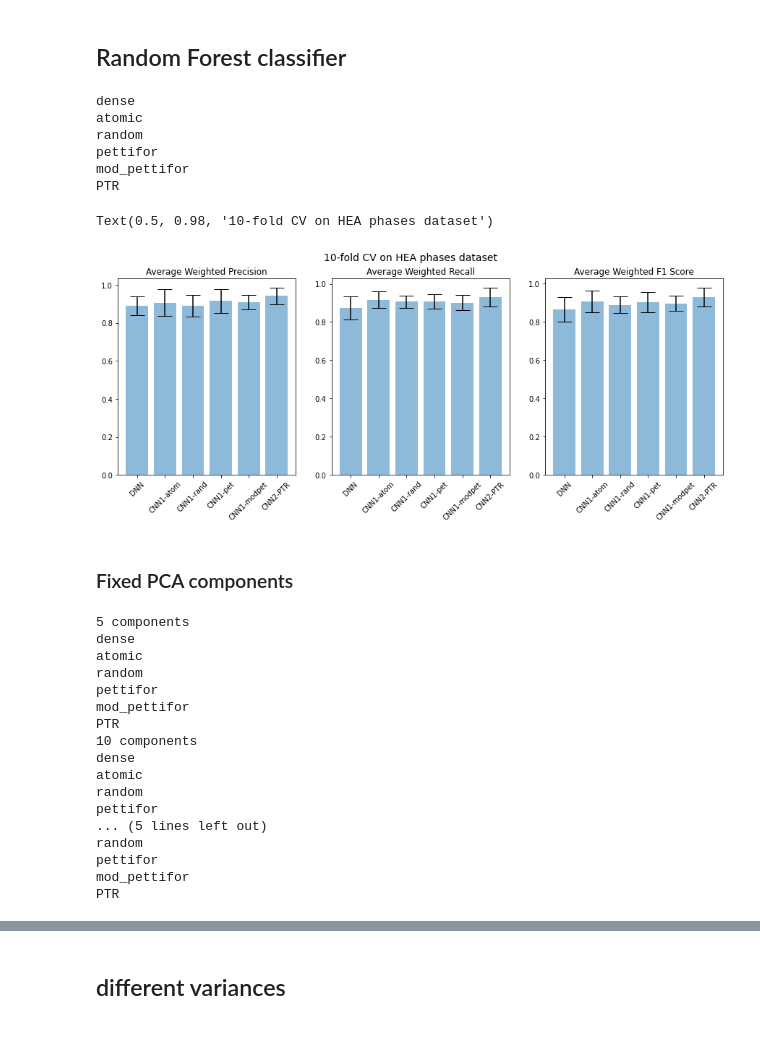
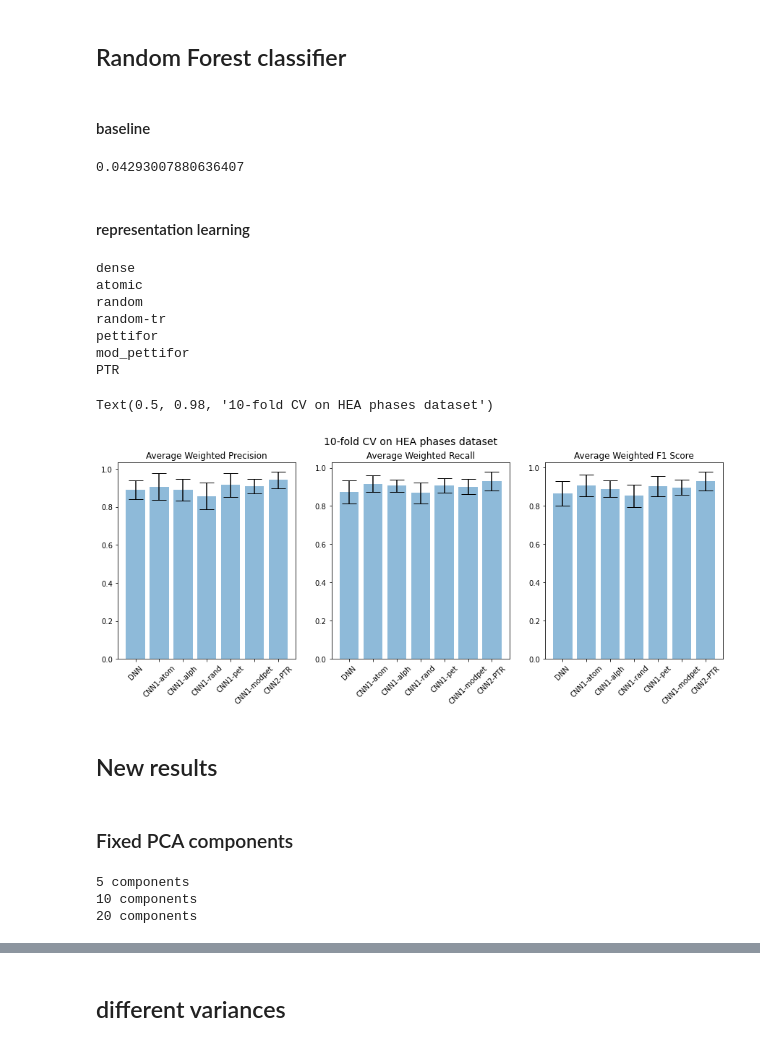
Before and after one commit to dovahkiin0022/representations, a Jupyter notebook: notebooks/1a_transfer_learning_phase.ipynb, the cells around one changed output, grey strips where cells are left out. Cells and saved outputs as stored; diff of their text form; code cells hidden in the pictures.

```diff
--- a/notebooks/1a_transfer_learning_phase.ipynb
+++ b/notebooks/1a_transfer_learning_phase.ipynb
@@ -73,7 +75,6 @@ with open('misc/pca_results.json','w') as fid:
 # %%
-methods = ['dense','atomic','random','pettifor','mod_pettifor','PTR']
-names = ['DNN','CNN1-atom','CNN1-rand','CNN1-pet','CNN1-modpet','CNN2-PTR']
-component_dict, pca_dict = {},{}
+methods = ['dense','atomic','random','random-tr','pettifor','mod_pettifor','PTR']
+names = ['DNN','CNN1-atom','CNN1-alph','CNN1-rand','CNN1-pet','CNN1-modpet','CNN2-PTR']
 fig, ax  = plt.subplots(1,3, sharey=True, sharex = False, figsize = (15,5))
 ax = ax.ravel()
 variance_levels = [0.90,0.95,0.99]
@@ -85,6 +86,8 @@ for j,v in enumerate(variance_levels):
             extracted = enc1d_features(comps,'atomic')
         elif method == 'random':
             extracted = enc1d_features(comps,'random')
+        elif method == 'random-tr':
+            extracted = enc1d_features(comps,'random-tr')
         elif method == 'pettifor':
             extracted = enc1d_features(comps,'pettifor')
         elif method == 'mod_pettifor':
@@ -105,5 +108,6 @@ for j,v in enumerate(variance_levels):
     var_dict[v] = component_dict_var
 #fig.text(0.5, -0.04, 'number of components', ha='center', fontsize=14)
 #fig.text(-0.04, 0.5, 'cumulative explained variance', va='center', rotation='vertical', fontsize=14)
+plt.legend()
 plt.tight_layout()
 # %% [output]
@@ -111,7 +155,33 @@ plt.tight_layout()
 # %% [markdown]
 ## Random Forest classifier
+# %% [markdown]
+#### baseline
+# %%
+from modules.function import data_generator_vec, pymatgen_comp
+dset = data_generator_vec(pymatgen_comp(comps))
+features = dset.real_data
+kfold = StratifiedKFold(n_splits=10, random_state=0,shuffle=True).split(features,y)#dataX
+baseline_model = RandomForestClassifier(random_state=0, n_jobs=-1)
+score=[]
+fold_report = {}
+for k, (train, test) in enumerate(kfold):
+        #print('\n\n 5-fold cross-validation: No.'+str(k+1))
+        baseline_model.fit(features[train], y[train])
+        yte_pred=baseline_model.predict(features[test])
+        report = metrics.classification_report(y[test], yte_pred,output_dict=True)
+        fold_micro_avg = report['weighted avg'].values()
+        score.append(fold_micro_avg)
+        fold_report['Fold_{}'.format(k)] = report
+# %%
+score = pd.DataFrame(score,columns=['Precision','Recall','F1 Score','Support'])
+baseline = np.mean(score['F1 Score'])
+baseline_std = np.std(score['F1 Score'])
+# %% [output]
+0.04293007880636407
+# %% [markdown]
+#### representation learning
 # %%
-methods = ['dense','atomic','random','pettifor','mod_pettifor','PTR']
+methods = ['dense','atomic','random','random-tr','pettifor','mod_pettifor','PTR']
 method_dict = {}
 mean_score_list = []
 std_score_list = []
@@ -121,6 +191,8 @@ for i, method in enumerate(methods):
         extracted = enc1d_features(comps,'atomic')
     elif method == 'random':
         extracted = enc1d_features(comps,'random')
+    elif method == 'random-tr':
+        extracted = enc1d_features(comps,'random-tr')
     elif method == 'pettifor':
         extracted = enc1d_features(comps,'pettifor')
     elif method == 'mod_pettifor':
@@ -133,7 +205,8 @@ for i, method in enumerate(methods):
     pca = PCA(n_components=ind, whiten=True)
     features = pca.fit_transform(extracted)
     kfold = StratifiedKFold(n_splits=10, random_state=0,shuffle=True).split(features,y)#dataX
-    randomforest = RandomForestClassifier(random_state=0, n_jobs=-1, n_estimators=1000)
+    randomforest = RandomForestClassifier(random_state=0, n_jobs=-1)
+    baseline_model = RandomForestClassifier(random_state=0, n_jobs=-1)
     score=[]
     fold_report = {}
     for k, (train, test) in enumerate(kfold):
@@ -144,9 +217,6 @@ for i, method in enumerate(methods):
         fold_micro_avg = report['weighted avg'].values()
         score.append(fold_micro_avg)
         fold_report['Fold_{}'.format(k)] = report
-
-
-
         #score.append(metrics.classification_report(y[test], yte_pred))
     method_dict[method] = fold_report
     score = pd.DataFrame(score,columns=['Precision','Recall','F1 Score','Support'])
@@ -157,24 +227,25 @@ for i, method in enumerate(methods):
 dense
 atomic
 random
+random-tr
 pettifor
 mod_pettifor
 PTR
 # %%
 keys = ['Precision','Recall','F1 Score']
-names = ['DNN','CNN1-atom','CNN1-rand','CNN1-pet','CNN1-modpet','CNN2-PTR']
+names = ['DNN','CNN1-atom','CNN1-alph','CNN1-rand','CNN1-pet','CNN1-modpet','CNN2-PTR']
 mean_score_list = np.array(mean_score_list)
 std_score_list = np.array(std_score_list)
 fig,ax = plt.subplots(1,3, figsize=(15,5))
 ax = ax.ravel()
 for i,k in enumerate(keys):
     ax[i].bar(methods, mean_score_list[:,i], yerr = std_score_list[:,i],align='center', alpha=0.5, ecolor='black', capsize=10)
     ax[i].set_title('Average Weighted {}'.format(k))
     ax[i].set_xticklabels(names, rotation=45)
 fig.suptitle('10-fold CV on HEA phases dataset', fontsize = 14)
 # %% [output]
 Text(0.5, 0.98, '10-fold CV on HEA phases dataset')
-[figure, old version]
+[figure, new version]
 # %%
 phase_results_dict = {
     'names':names,
@@ -183,3 +254,5 @@ phase_results_dict = {
 }
 with open('misc/phase_prediction_stats.json','w') as fid:
     json.dump(phase_results_dict,fid)
+# %% [markdown]
+## New results
@@ -186,20 +261,23 @@ with open('misc/phase_prediction_stats.json','w') as fid:
 # %% [markdown]
 ### Fixed PCA components
 # %%
-methods = ['dense','atomic','random','pettifor','mod_pettifor','PTR']
+methods = ['dense','atomic','random','random-tr','pettifor','mod_pettifor','PTR']
 fixed_inds = [5,10,20]
 ind_dict = {}
+pred_dict = {}
 for ind in fixed_inds:
     print(f'{ind} components')
     method_dict = {}
     mean_score_list = []
     std_score_list = []
+    model_predictions_method = {}
     for i, method in enumerate(methods):
-        print('{}'.format(method))
         if method == 'atomic':
             extracted = enc1d_features(comps,'atomic')
         elif method == 'random':
             extracted = enc1d_features(comps,'random')
+        elif method == 'random-tr':
+            extracted = enc1d_features(comps,'random-tr')
         elif method == 'pettifor':
             extracted = enc1d_features(comps,'pettifor')
         elif method == 'mod_pettifor':
@@ -214,36 +292,27 @@ for ind in fixed_inds:
         randomforest = RandomForestClassifier(random_state=0, n_jobs=-1)
         score=[]
         fold_report = {}
+        model_predictions = {}
         for k, (train, test) in enumerate(kfold):
+
         #print('\n\n 5-fold cross-validation: No.'+str(k+1))
             randomforest.fit(features[train], y[train])
             yte_pred=randomforest.predict(features[test])
             report = metrics.classification_report(y[test], yte_pred,output_dict=True)
             fold_micro_avg = report['weighted avg'].values()
             score.append(fold_micro_avg)
+
         score = pd.DataFrame(score,columns=['Precision','Recall','F1 Score','Support'])
         mean_score_list.append(score.mean().values)
         std_score_list.append(score.std().values)
+        model_predictions_method[method] = score['F1 Score'].values.tolist()
     method_dict = {'mean':np.array(mean_score_list).tolist(), 'std':np.array(std_score_list).tolist()}
     ind_dict[ind] = method_dict
+    pred_dict[ind] = model_predictions_method
 # %% [output]
 5 components
-dense
-atomic
-random
-pettifor
-mod_pettifor
-PTR
 10 components
-dense
-atomic
-random
-pettifor
-... (5 lines left out)
-random
-pettifor
-mod_pettifor
-PTR
+20 components
 # %%
 ind_dict['names'] = names
 with open('results/phase_prediction_fixed_pca.json','w') as fid:
```
Also changed, not shown: parts of 17 cells of this notebook, 24 other files.
